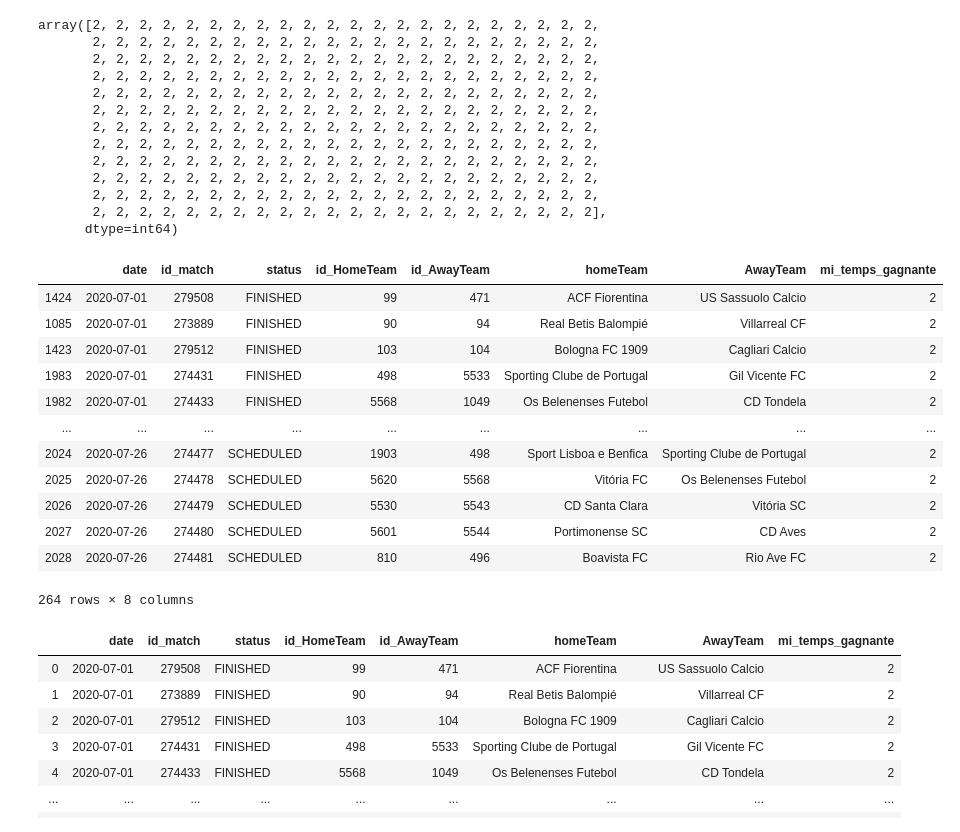
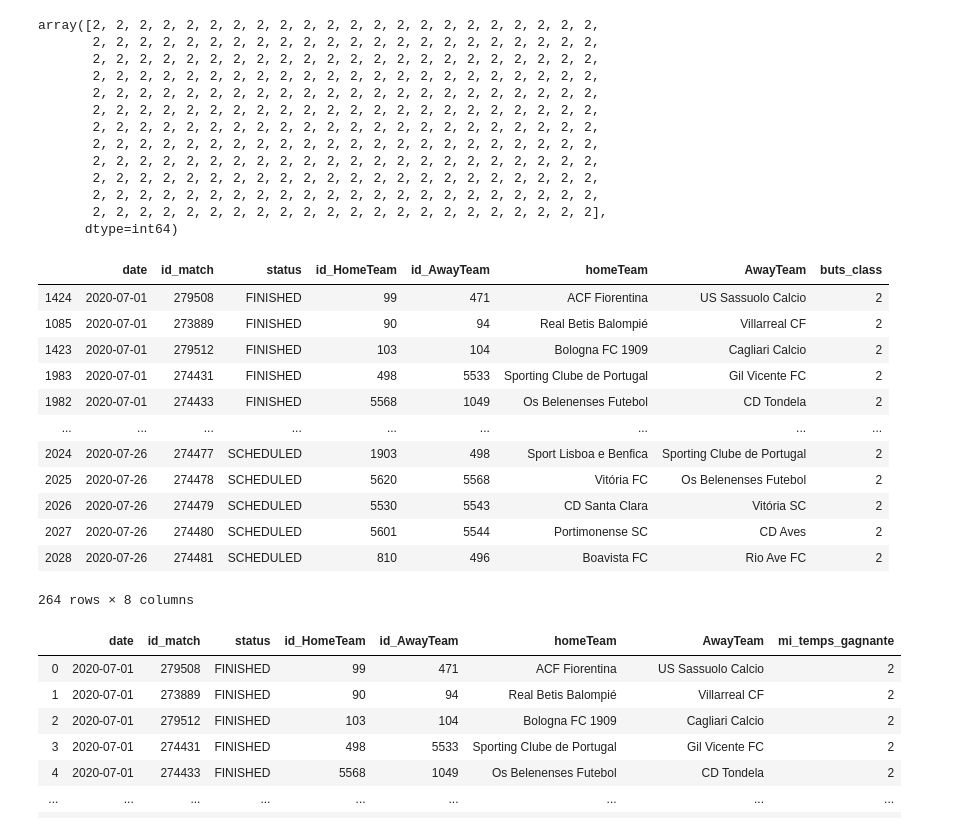
Before and after one commit to Amuthu98/projetannuel4IABD2, a Jupyter notebook: ETAPE_3/Buts_matchs.ipynb, the cells around one changed output. Saved outputs shown, nothing was run; the diff lists cells and outputs as text; code cells hidden in the pictures.

Commit message:
buts_matchs

```diff
--- a/ETAPE_3/Buts_matchs.ipynb
+++ b/ETAPE_3/Buts_matchs.ipynb
@@ -107,6 +161,8 @@ x_prediction
 | 2027 | 2020-07-26 | SCHEDULED | 274480 | Portimonense SC | CD Aves | 5601 | 5544 | 1067 | ... |
 | 2028 | 2020-07-26 | SCHEDULED | 274481 | Boavista FC | Rio Ave FC | 810 | 496 | 2325 | ... |
 264 rows × 13 columns
+# %%
+y = data_x.buts_class
 # %%
 x=np.array(x)
 y=np.array(y)
@@ -130,15 +186,7 @@ def create_model():
     model.add(Dense(128, input_dim=x_train.shape[1], activation='linear'))
     model.add(Dense(512, input_dim=x_train.shape[1], activation='relu'))
     model.add(Dense(128, input_dim=x_train.shape[1], activation='linear'))
-    model.add(Dense(512, input_dim=x_train.shape[1], activation='relu'))
-    model.add(Dense(128, input_dim=x_train.shape[1], activation='linear'))
-    model.add(Dense(512, input_dim=x_train.shape[1], activation='relu'))
-    model.add(Dense(128, input_dim=x_train.shape[1], activation='linear'))
-    model.add(Dense(512, input_dim=x_train.shape[1], activation='relu'))
-    model.add(Dense(128, input_dim=x_train.shape[1], activation='linear'))
-    model.add(Dense(512, input_dim=x_train.shape[1], activation='relu'))
-    model.add(Dense(128, input_dim=x_train.shape[1], activation='linear'))
-    model.add(Dense(12, activation='softmax'))
+    model.add(Dense(3, activation='softmax'))
     model.compile(loss="sparse_categorical_crossentropy",
                   optimizer=Adam(),
                   metrics=["accuracy"])
@@ -165,7 +213,7 @@ Non-trainable params: 0
 _________________________________________________________________
 None
 # %%
-save = ModelCheckpoint('model_Foot_mi_temps_Col.h5', monitor = 'val_accuracy' , verbose = 1 , save_best_only = True)
+save = ModelCheckpoint('model_buts.h5', monitor = 'val_accuracy' , verbose = 1 , save_best_only = True)
 # %%
 history = model.fit(x_train, y_train,validation_data=(x_test,y_test),batch_size=90,epochs=100,
                     callbacks = [save])
@@ -208,7 +256,7 @@ array(['2020-07-01', 'FINISHED', 273889, 'Real Betis Balompié',
        'Villarreal CF', 90, 94, 8949, 5396, 1.34375, 1.59375, 1.625, 1.25],
       dtype=object)
 # %%
-model.load_weights("model_Foot_mi_temps_Col.h5")
+model.load_weights("model_buts.h5")
 # %%
 for i in unique:
     predictions_final = model.predict(np.array([[i[7],i[8],i[9],i[10],i[11],i[12]]]))
@@ -251,11 +299,11 @@ array([2, 2, 2, 2, 2, 2, 2, 2, 2, 2, 2, 2, 2, 2, 2, 2, 2, 2, 2, 2, 2, 2,
       dtype=int64)
 # %%
 df = {'date':x_prediction.date,'id_match':x_prediction.id_match,'status':x_prediction.status,'id_HomeTeam':x_prediction.idHomeTeam,'id_AwayTeam':x_prediction.idAwayTeam,
-      'homeTeam':x_prediction.homeTeam,'AwayTeam':x_prediction.awayTeam,'mi_temps_gagnante':results}
+      'homeTeam':x_prediction.homeTeam,'AwayTeam':x_prediction.awayTeam,'buts_class':results}
 df = pd.DataFrame(df)
 df
 # %% [output]
-|  | date | id_match | status | id_HomeTeam | id_AwayTeam | homeTeam | AwayTeam | mi_temps_gagnante |
+|  | date | id_match | status | id_HomeTeam | id_AwayTeam | homeTeam | AwayTeam | buts_class |
 | 1424 | 2020-07-01 | 279508 | FINISHED | 99 | 471 | ACF Fiorentina | US Sassuolo Calcio | 2 |
 | 1085 | 2020-07-01 | 273889 | FINISHED | 90 | 94 | Real Betis Balompié | Villarreal CF | 2 |
 | 1423 | 2020-07-01 | 279512 | FINISHED | 103 | 104 | Bologna FC 1909 | Cagliari Calcio | 2 |
```
Also changed, not shown: parts of 11 cells of this notebook, 5 other files.
